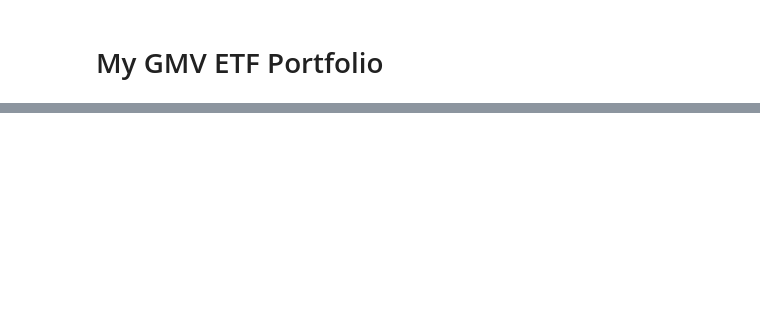
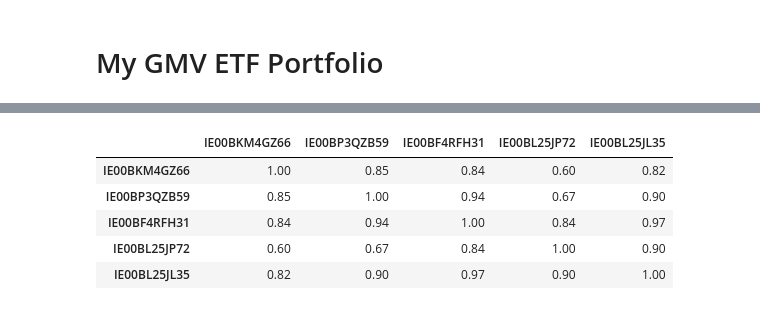
Before and after one commit to brian-heumann/book-trading-evolved, a Jupyter notebook: notebooks/gmv-etf-portfolio.ipynb, the cells around one changed output, grey strips where cells are left out. Cells and saved outputs as stored; diff of their text form; code cells hidden in the pictures; blank space fills up the shorter version.

```diff
--- a/notebooks/gmv-etf-portfolio.ipynb
+++ b/notebooks/gmv-etf-portfolio.ipynb
@@ -76,0 +51,10 @@ SymbolNotFound: Symbol 'IE00BKM4GZ66' was not found.
+# %%
+corr = returns.rolling(90, center=True).mean().corr()
+corr.round(2)
+# %% [output]
+|  | IE00BKM4GZ66 | IE00BP3QZB59 | IE00BF4RFH31 | IE00BL25JP72 | IE00BL25JL35 |
+| IE00BKM4GZ66 | 1.00 | 0.85 | 0.84 | 0.60 | 0.82 |
+| IE00BP3QZB59 | 0.85 | 1.00 | 0.94 | 0.67 | 0.90 |
+| IE00BF4RFH31 | 0.84 | 0.94 | 1.00 | 0.84 | 0.97 |
+| IE00BL25JP72 | 0.60 | 0.67 | 0.84 | 1.00 | 0.90 |
+| IE00BL25JL35 | 0.82 | 0.90 | 0.97 | 0.90 | 1.00 |
```
Also changed, not shown: parts of 14 cells of this notebook, 6 other files.
